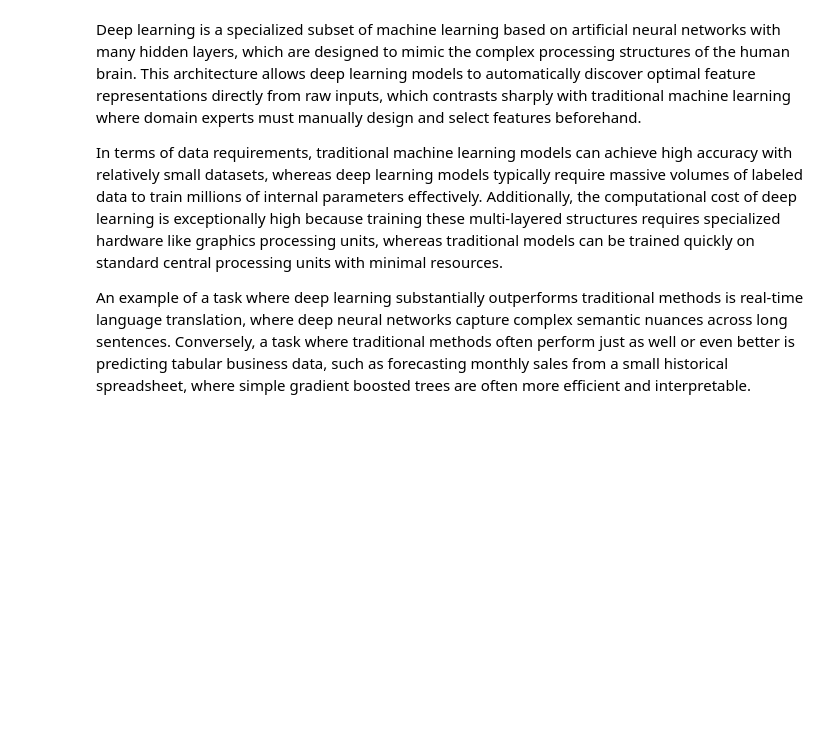
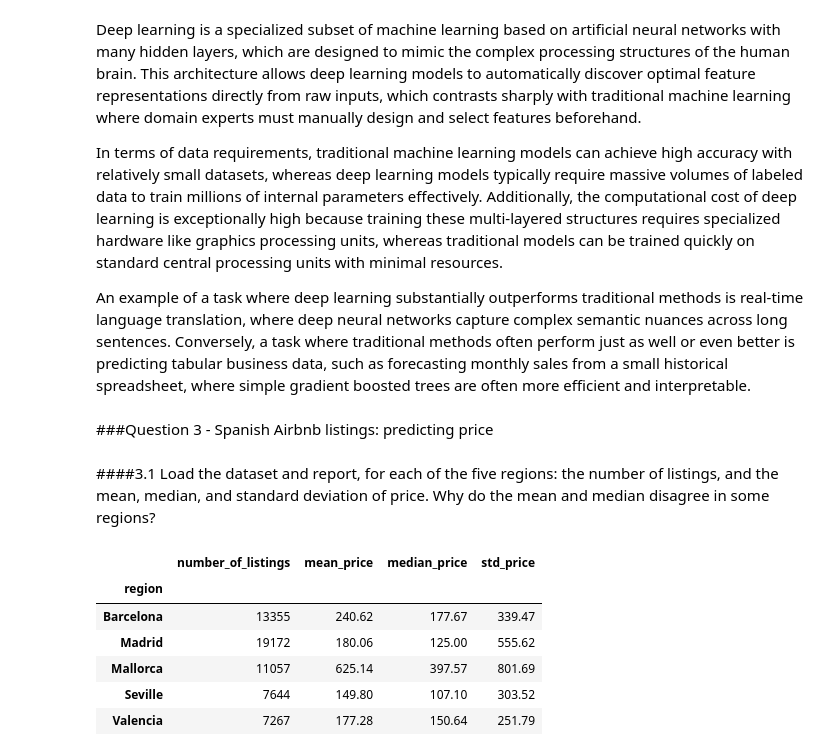
Before and after one commit to api-sage/diaml_projects, a Jupyter notebook: project5/pafolabi_DIAML_Assignment5.ipynb, the cells around one changed output. Saved outputs shown, nothing was run; the diff lists cells and outputs as text; code cells hidden in the pictures; blank space fills up the shorter version.

```diff
--- a/project5/pafolabi_DIAML_Assignment5.ipynb
+++ b/project5/pafolabi_DIAML_Assignment5.ipynb
@@ -78,3 +78,34 @@ Deep learning is a specialized subset of machine learning based on artificial ne
 In terms of data requirements, traditional machine learning models can achieve high accuracy with relatively small datasets, whereas deep learning models typically require massive volumes of labeled data to train millions of internal parameters effectively. Additionally, the computational cost of deep learning is exceptionally high because training these multi-layered structures requires specialized hardware like graphics processing units, whereas traditional models can be trained quickly on standard central processing units with minimal resources.
 
 An example of a task where deep learning substantially outperforms traditional methods is real-time language translation, where deep neural networks capture complex semantic nuances across long sentences. Conversely, a task where traditional methods often perform just as well or even better is predicting tabular business data, such as forecasting monthly sales from a small historical spreadsheet, where simple gradient boosted trees are often more efficient and interpretable.
+# %% [markdown]
+###Question 3 - Spanish Airbnb listings: predicting price
+# %% [markdown]
+####3.1 Load the dataset and report, for each of the five regions: the number of listings, and the mean, median, and standard deviation of price. Why do the mean and median disagree in some regions?
+# %%
+import pandas as pd
+import numpy as np
+
+airbnb_url = "https://raw.githubusercontent.com/api-sage/diaml_projects/refs/heads/main/project5/spain_airbnb.csv"
+airbnb_raw = pd.read_csv(airbnb_url, low_memory=False)
+
+# The price column is stored as text with a dollar sign and a comma, so it is
+# turned into a plain number before any statistics can be calculated.
+airbnb_raw["price"] = airbnb_raw["price"].replace(r"[\$,]", "", regex=True).astype(float)
+
+region_summary = airbnb_raw.groupby("region")["price"].agg(
+    number_of_listings="count",
+    mean_price="mean",
+    median_price="median",
+    std_price="std",
+).round(2)
+
+region_summary
+# %% [output]
+|  | number_of_listings | mean_price | median_price | std_price |
+| region |  |  |  |  |
+| Barcelona | 13355 | 240.62 | 177.67 | 339.47 |
+| Madrid | 19172 | 180.06 | 125.00 | 555.62 |
+| Mallorca | 11057 | 625.14 | 397.57 | 801.69 |
+| Seville | 7644 | 149.80 | 107.10 | 303.52 |
+| Valencia | 7267 | 177.28 | 150.64 | 251.79 |
```
Also changed, not shown: parts of 34 cells of this notebook.
